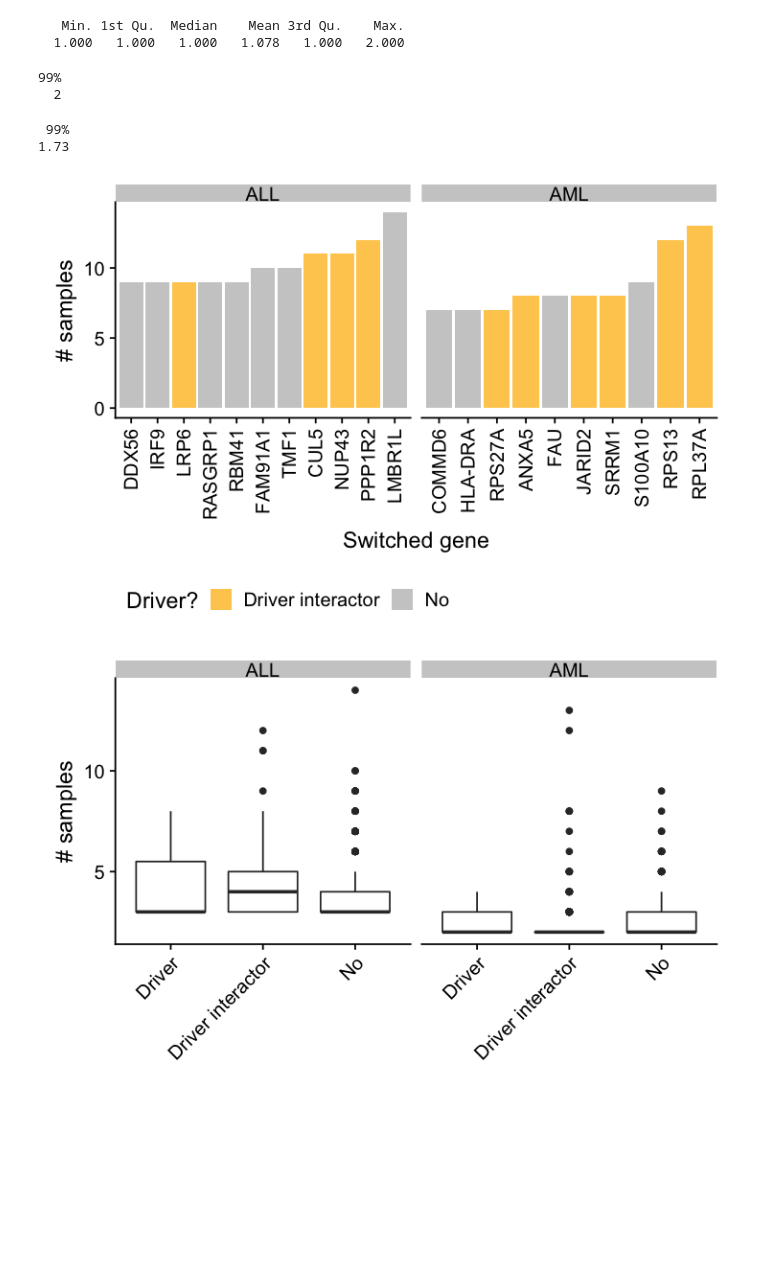
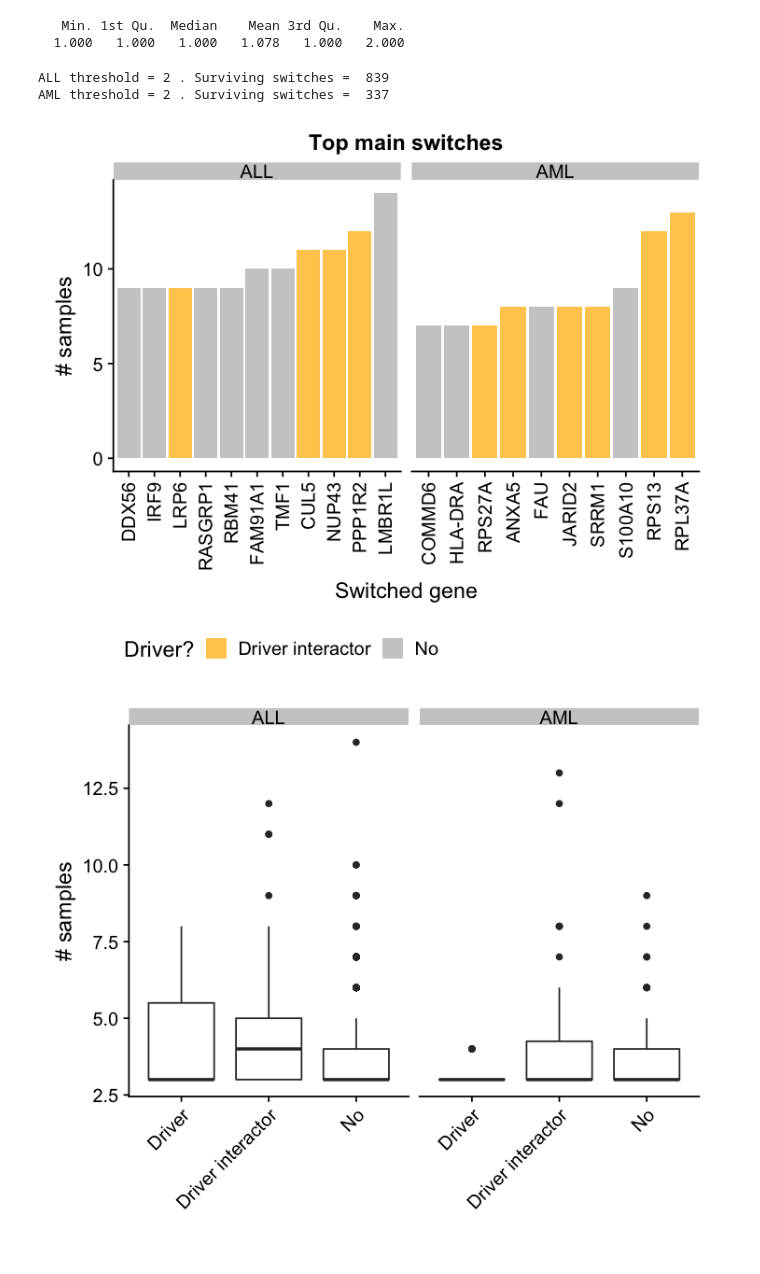
Before and after one commit to hclimente/miallma, a Jupyter notebook: doc/recurrence.ipynb, the cells around one changed output. Saved outputs shown, nothing was run; the diff lists cells and outputs as text; code cells hidden in the pictures; blank space fills up the shorter version.

```diff
--- a/doc/recurrence.ipynb
+++ b/doc/recurrence.ipynb
@@ -32,0 +75,13 @@ ggplot(switches, aes(num_samples)) +
+# %%
+all_switches <- strsplit(switches$Samples, ',') %>% unlist %>% length
+all_samples <- strsplit(switches$Samples, ',') %>% unlist %>% unique %>% length
+all_genes <- switches$GeneId %>% unique %>% length
+
+switches$p_recurrent <- lapply(switches$num_samples, function(x) {
+                binom.test(x, all_samples, all_switches/(all_samples * all_genes), 'greater')$p.value
+              }) %>% unlist
+
+cat('Surviving ALL switches = ',
+    sum(switches$Experiment == 'ALL' & switches$p_recurrent < 0.05))
+cat('\nSurviving AML switches = ',
+    sum(switches$Experiment == 'AML' & switches$p_recurrent < 0.05))
@@ -56,45 +152,49 @@ summary(noise_switches$num_samples)
    Min. 1st Qu.  Median    Mean 3rd Qu.    Max.
   1.000   1.000   1.000   1.078   1.000   2.000
 # %%
-min_all <- quantile(noise_switches$num_samples[noise_switches$Experiment == 'ALL'], 0.99)
-min_all
-min_laml <- quantile(noise_switches$num_samples[noise_switches$Experiment == 'AML'], 0.99)
-min_laml
+min_all <- max(noise_switches$num_samples[noise_switches$Experiment == 'ALL'])
+min_laml <- max(noise_switches$num_samples[noise_switches$Experiment == 'AML'])
 
 main_switches <- filter(main_switches, (Experiment == 'ALL' & num_samples > min_all) |
                                        (Experiment == 'AML' & num_samples > min_laml))
-switches <- inner_join(switches, main_switches, by = c("Experiment", "GeneId", "Control_transcript", "Case_transcript", "num_samples"))
+switches <- inner_join(switches, main_switches,
+                       by = c("Experiment", "GeneId", "Control_transcript",
+                              "Case_transcript", "num_samples"))
 
 for (t in tumors) {
     filter(switches, Experiment == t) %>%
     write_tsv(paste0(results, t, '/main_switches.tsv'))
 }
+
+cat('ALL threshold =', min_all, '. Surviving switches = ',
+    sum(main_switches$Experiment == 'ALL'))
+cat('\nAML threshold =', min_laml, '. Surviving switches = ',
+    sum(main_switches$Experiment == 'AML'))
 # %% [output]
-99%
-  2
+ALL threshold = 2 . Surviving switches =  839
+AML threshold = 2 . Surviving switches =  337
- 99%
-1.73
 # %%
-options(repr.plot.width=6, repr.plot.height=4)
+options(repr.plot.width=6, repr.plot.height=5)
 switches %>%
     group_by(Experiment) %>%
     top_n(n = 10, wt = num_samples) %>%
     ggplot(aes(x = fct_reorder(Symbol, num_samples), y = num_samples, fill = Driver)) +
         geom_bar(stat = 'identity') +
         facet_wrap(. ~ Experiment, scales = 'free_x') +
-        labs(x = 'Switched gene', y = '# samples', fill = 'Driver?') +
+        labs(x = 'Switched gene', y = '# samples',
+             fill = 'Driver?', title = 'Top main switches') +
         theme(axis.text.x = element_text(angle = 90, hjust = 1, vjust = 0.5),
               legend.position = 'bottom') +
         scale_fill_manual(values = palette_driver)
 
 ggplot(switches, aes(x = Driver, y = num_samples)) +
     geom_boxplot() +
     facet_wrap(. ~ Experiment, scales = 'free_x') +
     labs(x = '', y = '# samples') +
     theme(axis.text.x = element_text(angle = 45, hjust = 1, vjust = 1))
 # %% [output]
-[figure, old version]
+[figure, new version]
-[figure, old version]
+[figure, new version]
 # %%
 options(repr.plot.width=6, repr.plot.height=3)
 hst_coocurrence <- switches %>%
```
Also changed, not shown: parts of 14 cells of this notebook, 6 other files.
